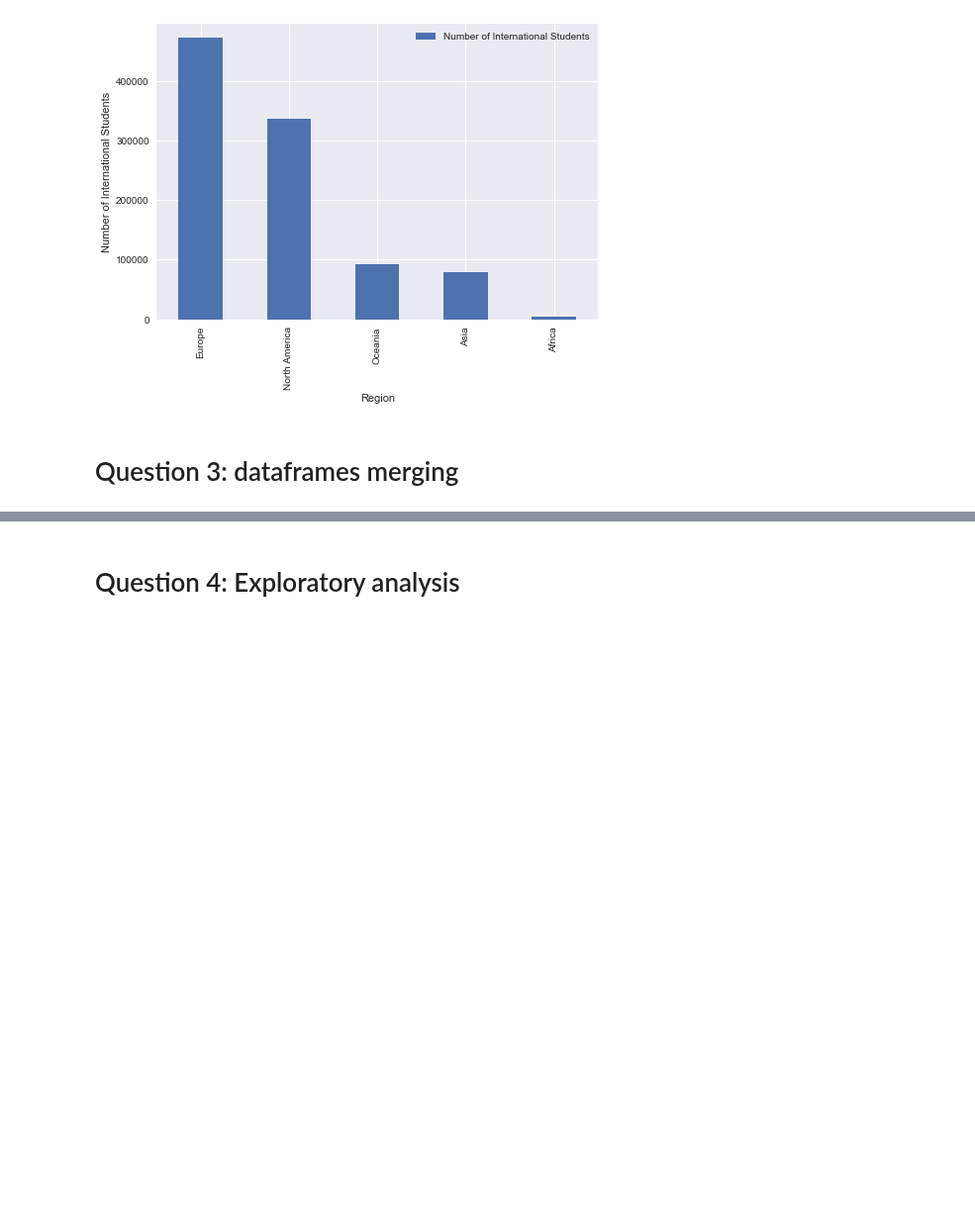
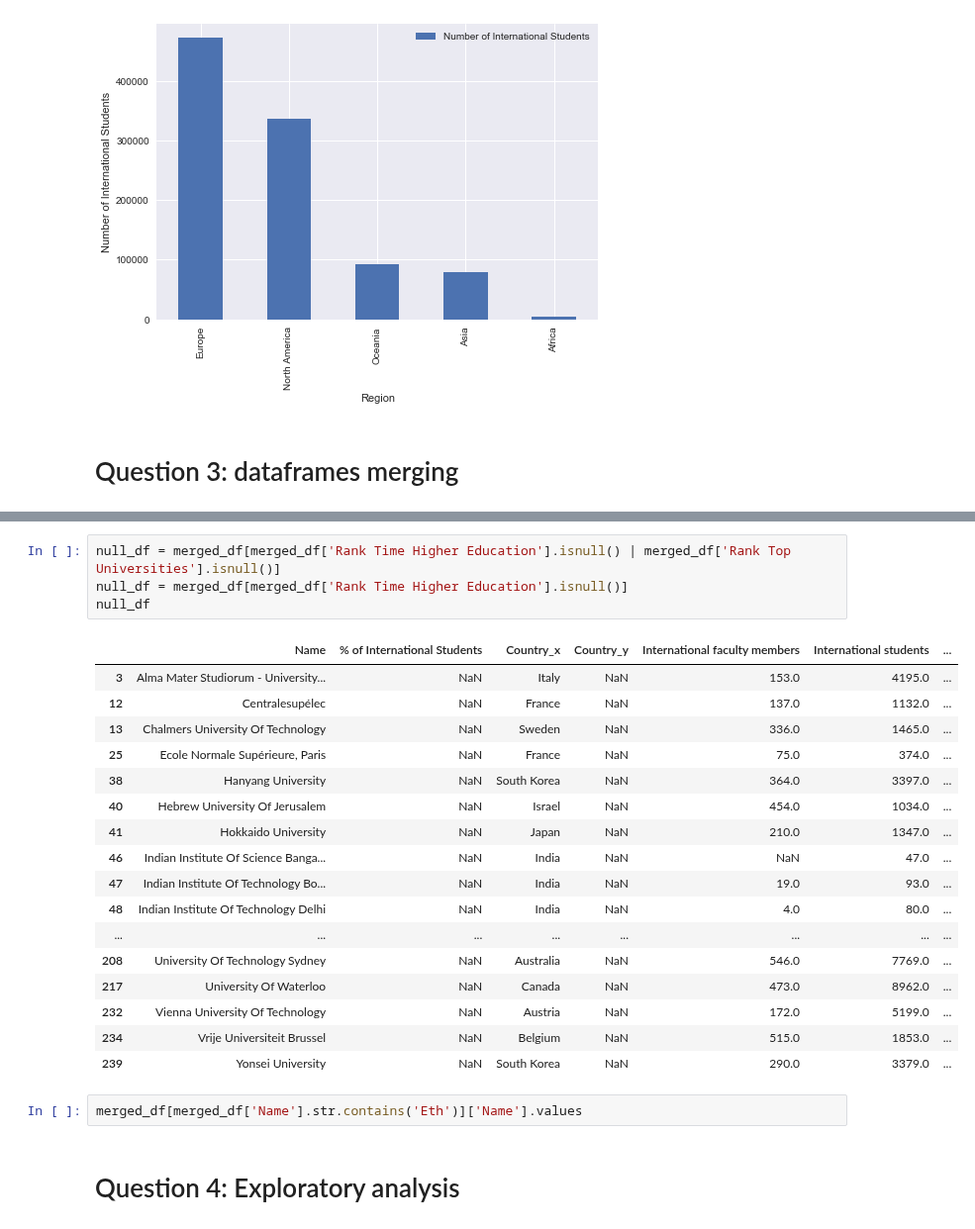
Before and after one commit to raphaelBarman/ADA-dh, a Jupyter notebook: 02 - Data from the Web/Homework 2.ipynb, the cells around one changed output, grey strips where cells are left out. Shown at 99% size. Drawn from its saved outputs; the diff is of its cells as text; blank space fills up the shorter version.

```diff
--- a/02 - Data from the Web/Homework 2.ipynb
+++ b/02 - Data from the Web/Homework 2.ipynb
@@ -308,3 +345,27 @@ filtered_merged_df
+# %%
+null_df = merged_df[merged_df['Rank Time Higher Education'].isnull() | merged_df['Rank Top Universities'].isnull()]
+null_df = merged_df[merged_df['Rank Time Higher Education'].isnull()]
+null_df
+# %% [output]
+|  | Name | % of International Students | Country_x | Country_y | International faculty members | International students | ... |
+| 3 | Alma Mater Studiorum - University... | NaN | Italy | NaN | 153.0 | 4195.0 | ... |
+| 12 | Centralesupélec | NaN | France | NaN | 137.0 | 1132.0 | ... |
+| 13 | Chalmers University Of Technology | NaN | Sweden | NaN | 336.0 | 1465.0 | ... |
+| 25 | Ecole Normale Supérieure, Paris | NaN | France | NaN | 75.0 | 374.0 | ... |
+| 38 | Hanyang University | NaN | South Korea | NaN | 364.0 | 3397.0 | ... |
+| 40 | Hebrew University Of Jerusalem | NaN | Israel | NaN | 454.0 | 1034.0 | ... |
+| 41 | Hokkaido University | NaN | Japan | NaN | 210.0 | 1347.0 | ... |
+| 46 | Indian Institute Of Science Banga... | NaN | India | NaN | NaN | 47.0 | ... |
+| 47 | Indian Institute Of Technology Bo... | NaN | India | NaN | 19.0 | 93.0 | ... |
+| 48 | Indian Institute Of Technology Delhi | NaN | India | NaN | 4.0 | 80.0 | ... |
+| ... | ... | ... | ... | ... | ... | ... | ... |
+| 208 | University Of Technology Sydney | NaN | Australia | NaN | 546.0 | 7769.0 | ... |
+| 217 | University Of Waterloo | NaN | Canada | NaN | 473.0 | 8962.0 | ... |
+| 232 | Vienna University Of Technology | NaN | Austria | NaN | 172.0 | 5199.0 | ... |
+| 234 | Vrije Universiteit Brussel | NaN | Belgium | NaN | 515.0 | 1853.0 | ... |
+| 239 | Yonsei University | NaN | South Korea | NaN | 290.0 | 3379.0 | ... |
+# %%
+merged_df[merged_df['Name'].str.contains('Eth')]['Name'].values
 # %% [markdown]
 # Question 4: Exploratory analysis
 # %%
```
Also changed, not shown: parts of 12 cells of this notebook, 2 other files.
